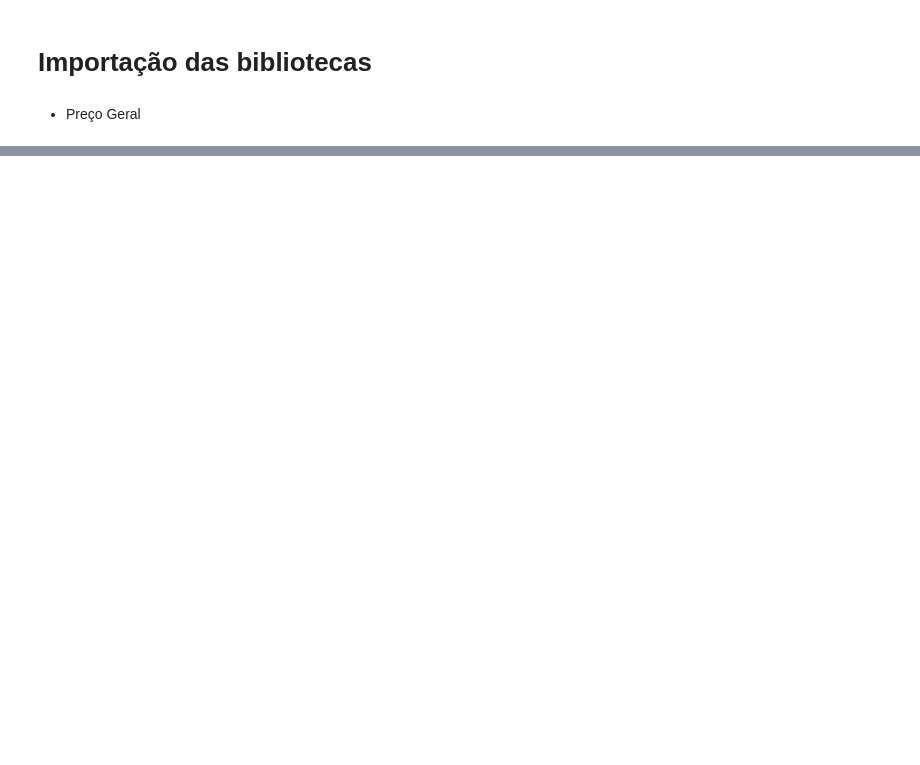
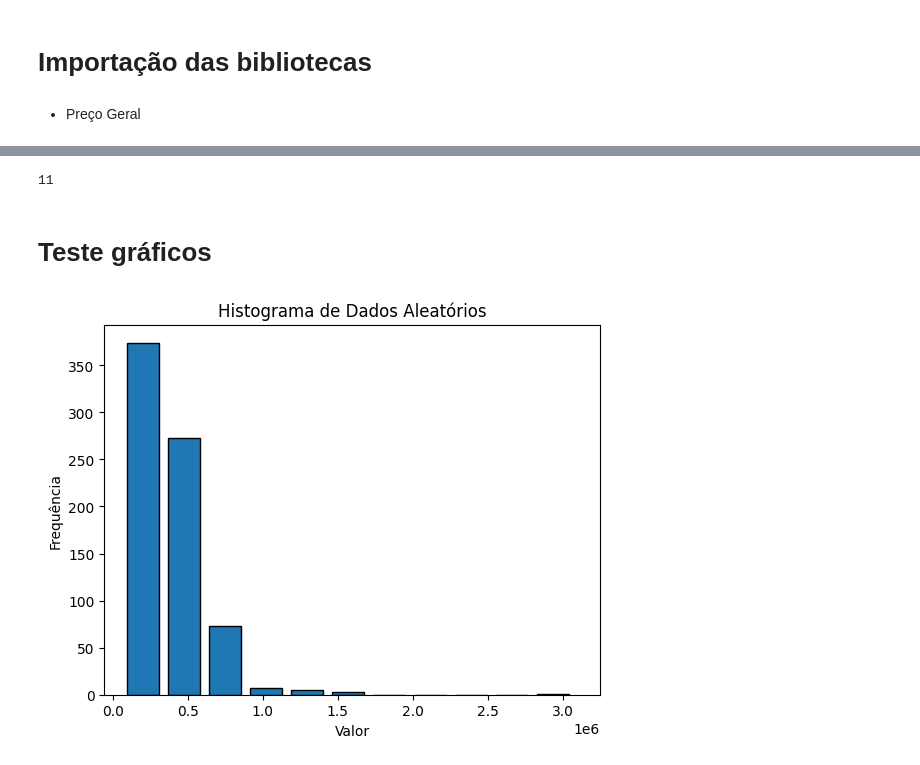
Before and after one commit to rodrigorocha1/extracao_viva_real_selenium, a Jupyter notebook: notebooks_exemplo/visualizacaov2.ipynb, the cells around one changed output, grey strips where cells are left out. Cells and saved outputs as stored; diff of their text form; code cells hidden in the pictures; blank space fills up the shorter version.

Commit message:
esboço teste de hipóteses

```diff
--- a/notebooks_exemplo/visualizacaov2.ipynb
+++ b/notebooks_exemplo/visualizacaov2.ipynb
@@ -438,0 +126,2 @@ sns.histplot(dados_sumarezinho, x='preco', kde=True)
+# %%
+base_bairros = base_original[base_original['bairro_teste'].isin(bairros)]
@@ -438,0 +184,5 @@ sns.histplot(dados_sumarezinho, x='preco', kde=True)
+# %%
+import numpy as np
+def obter_classes(total_linha: int):
+    k = 1 + (10/3) * np.log10(total_linha)
+    return int(round(k,0))
@@ -438,0 +191,2 @@ sns.histplot(dados_sumarezinho, x='preco', kde=True)
+# %%
+base_temp = base_bairros.query(f'bairro_teste == "{bairro}"')
@@ -438,0 +319,26 @@ sns.histplot(dados_sumarezinho, x='preco', kde=True)
+# %%
+total_classes = obter_classes(base_temp.shape[0])
+total_classes
+# %% [output]
+11
+# %% [markdown]
+# Teste gráficos
+# %%
+width = 0.8  # Ajuste a largura para criar espaço entre as barras
+
+# Criar o histograma com ajuste na largura das barras
+n, bins, patches = plt.hist(base_temp['preco'], bins=total_classes, edgecolor='black')
+
+# Ajustar a largura das barras
+for patch in patches:
+    patch.set_width(width * (bins[1] - bins[0]))
+
+# Adicionar título e rótulos aos eixos
+plt.title('Histograma de Dados Aleatórios')
+plt.xlabel('Valor')
+plt.ylabel('Frequência')
+
+# Mostrar o gráfico
+plt.show()
+# %% [output]
+[figure, added]
```
Also changed, not shown: parts of 86 cells of this notebook, 2 other files.
